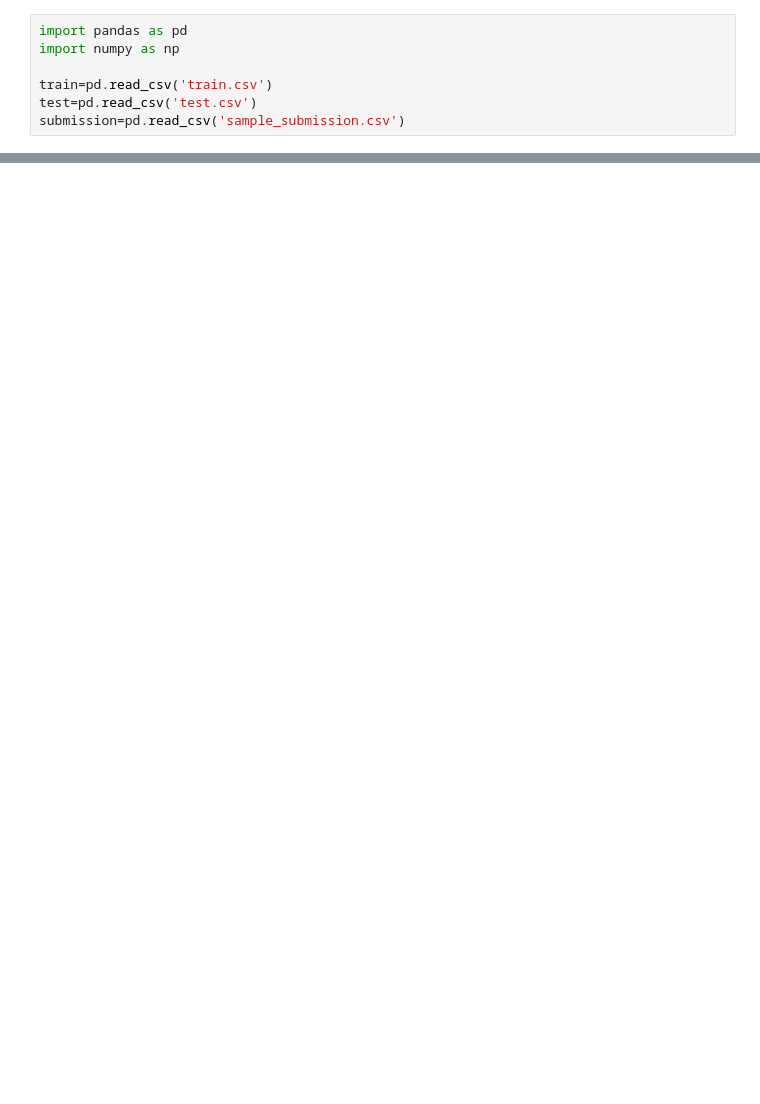
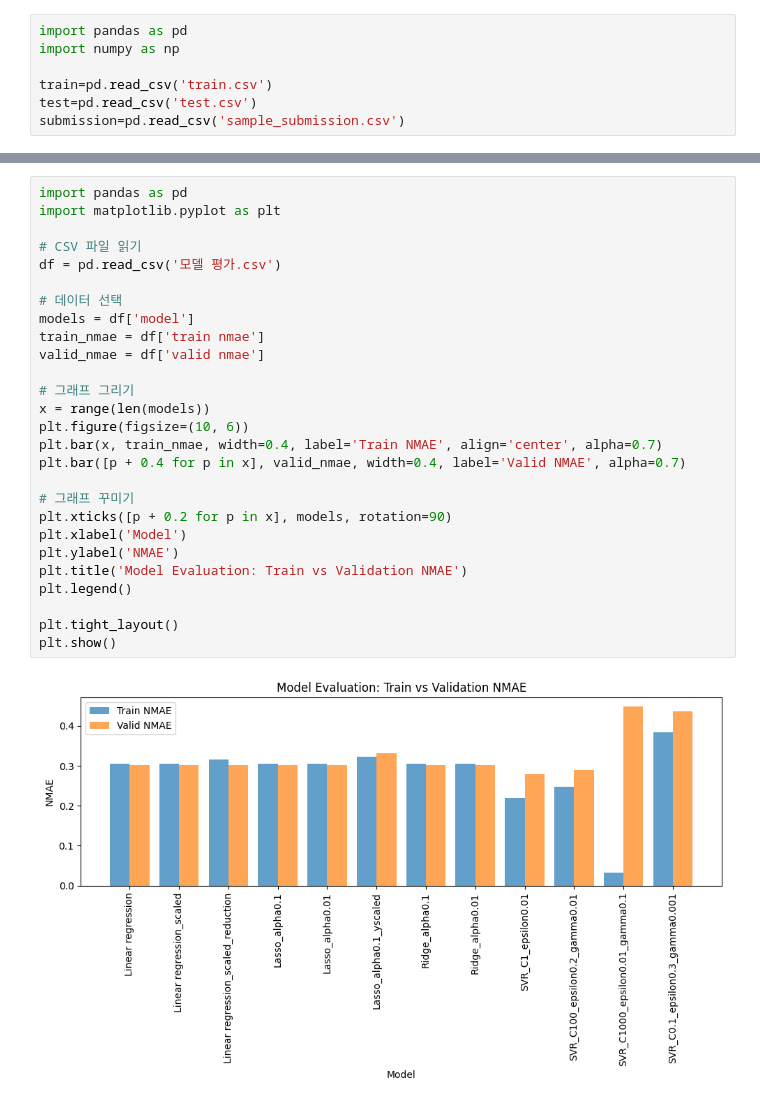
Before and after one commit to Eungyo-Kim/Dacon-project, a Jupyter notebook: bicycle_rentals_prediction/SVR.ipynb, the cells around one changed output, grey strips where cells are left out. Saved outputs shown, nothing was run; the diff lists cells and outputs as text; blank space fills up the shorter version.

```diff
--- a/bicycle_rentals_prediction/SVR.ipynb
+++ b/bicycle_rentals_prediction/SVR.ipynb
@@ -129,0 +143,29 @@ c:\Users\김은교\OneDrive\바탕 화면\BRAIN\Dacon-project\bicycle rentals pr
+# %%
+import pandas as pd
+import matplotlib.pyplot as plt
+
+# CSV 파일 읽기
+df = pd.read_csv('모델 평가.csv')
+
+# 데이터 선택
+models = df['model']
+train_nmae = df['train nmae']
+valid_nmae = df['valid nmae']
+
+# 그래프 그리기
+x = range(len(models))
+plt.figure(figsize=(10, 6))
+plt.bar(x, train_nmae, width=0.4, label='Train NMAE', align='center', alpha=0.7)
+plt.bar([p + 0.4 for p in x], valid_nmae, width=0.4, label='Valid NMAE', alpha=0.7)
+
+# 그래프 꾸미기
+plt.xticks([p + 0.2 for p in x], models, rotation=90)
+plt.xlabel('Model')
+plt.ylabel('NMAE')
+plt.title('Model Evaluation: Train vs Validation NMAE')
+plt.legend()
+
+plt.tight_layout()
+plt.show()
+# %% [output]
+[figure, added]
```
Also changed, not shown: parts of 6 cells of this notebook, 8 other files.
